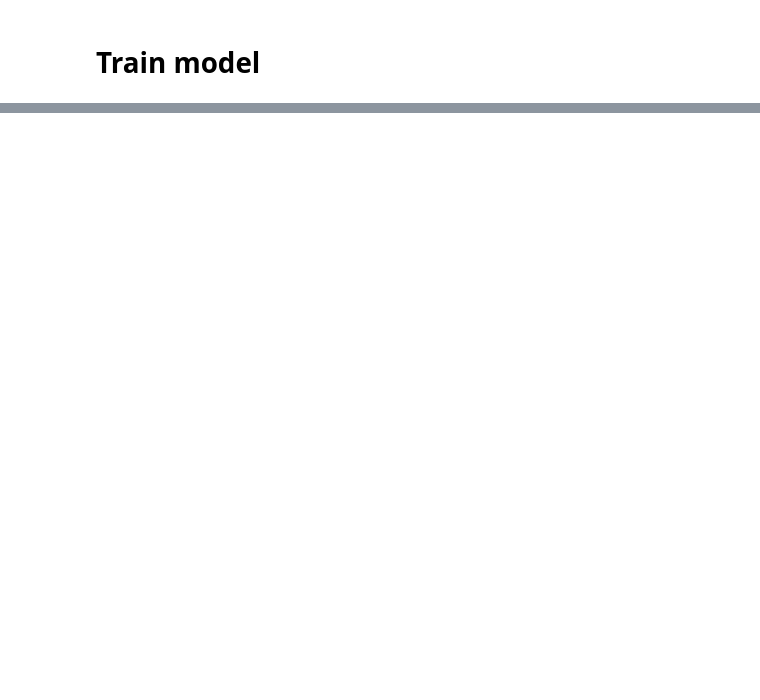
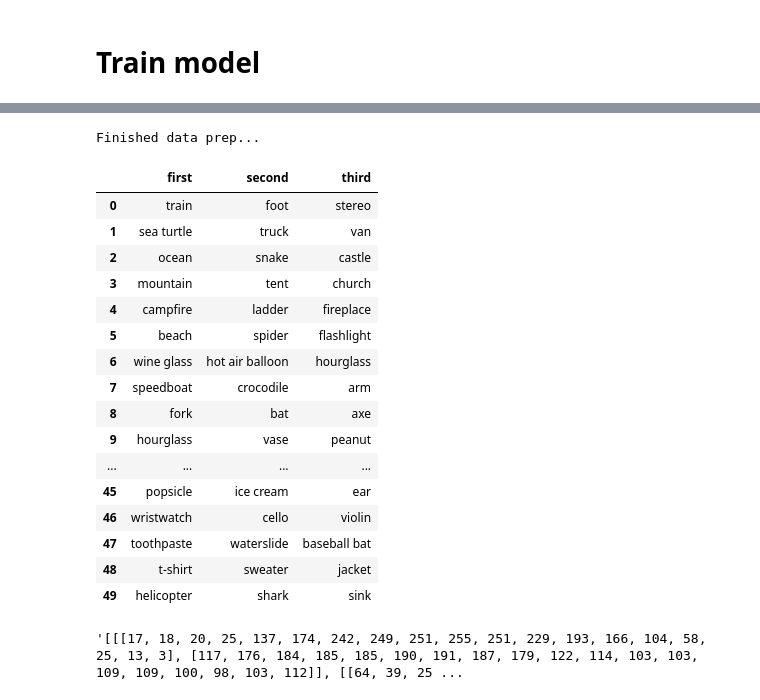
Before and after one commit to bhav380-2/doodleRecognitionModel, a Jupyter notebook: CNN.ipynb, the cells around one changed output, grey strips where cells are left out. Drawn from its saved outputs; the diff is of its cells as text; code cells hidden in the pictures; blank space fills up the shorter version.

Commit message:
saved labels in .pkl file , moved suffle dataset code to separate folder , trained model in colab using gpu

```diff
--- a/CNN.ipynb
+++ b/CNN.ipynb
@@ -230,17 +74,3 @@ fileNumber shuffling :  339
-# %%
-for i in range(100):
-
-    fileName = shuffled_folder+'/train_file{}.csv'.format(i)
-
-    df = pd.read_csv(fileName)
-    df = df.sample(frac=1).reset_index(drop=True)
-
-    df.to_csv(
-        f"{fileName}",
-        index=False,
-    )
-
-    print("shuffled file name : ", fileName)
 # %% [markdown]
 # Create CNN model
 # %%
@@ -444,0 +216,5 @@ valid_df.head()
+# %%
+from tensorflow.keras.models import load_model
+model = load_model('./model/model3.h5')
+model.compile(loss=keras.losses.categorical_crossentropy, optimizer=keras.optimizers.Adam(learning_rate=0.01),
+                      metrics=[categorical_crossentropy, categorical_accuracy, top_3_accuracy])
@@ -444,0 +223,10 @@ valid_df.head()
+# %%
+pred_results = []
+chunksize = 10000
+reader = pd.read_csv('../dataset/test_simplified.csv', chunksize=chunksize)
+for chunk in tqdm(reader):
+    imgs = df_to_image_array(chunk)
+    pred = model.predict(imgs, verbose=1)
+    top_3 =  np.argsort(-pred)[:, 0:3]
+    pred_results.append(top_3)
+print("Finished test predictions...")
@@ -444,0 +249,38 @@ valid_df.head()
+# %%
+dic ={}
+
+with open('save_labels.pkl','rb') as f:
+    dic = pickle.load(f)
+
+pred_results = np.concatenate(pred_results)
+print("Finished data prep...")
+
+preds_df = pd.DataFrame({'first': pred_results[:,0], 'second': pred_results[:,1], 'third': pred_results[:,2]})
+preds_df = preds_df.replace(dic)
+# %% [output]
+Finished data prep...
+# %%
+preds_df.head(50)
+# %% [output]
+|  | first | second | third |
+| 0 | train | foot | stereo |
+| 1 | sea turtle | truck | van |
+| 2 | ocean | snake | castle |
+| 3 | mountain | tent | church |
+| 4 | campfire | ladder | fireplace |
+| 5 | beach | spider | flashlight |
+| 6 | wine glass | hot air balloon | hourglass |
+| 7 | speedboat | crocodile | arm |
+| 8 | fork | bat | axe |
+| 9 | hourglass | vase | peanut |
+| ... | ... | ... | ... |
+| 45 | popsicle | ice cream | ear |
+| 46 | wristwatch | cello | violin |
+| 47 | toothpaste | waterslide | baseball bat |
+| 48 | t-shirt | sweater | jacket |
+| 49 | helicopter | shark | sink |
+# %%
+reader = pd.read_csv('../dataset/test_simplified.csv')
+reader['drawing'][0]
+# %% [output]
+'[[[17, 18, 20, 25, 137, 174, 242, 249, 251, 255, 251, 229, 193, 166, 104, 58, 25, 13, 3], [117, 176, 184, 185, 185, 190, 191, 187, 179, 122, 114, 103, 103, 109, 109, 100, 98, 103, 112]], [[64, 39, 25 ...
```
Also changed, not shown: parts of 32 cells of this notebook, 7 other files.
